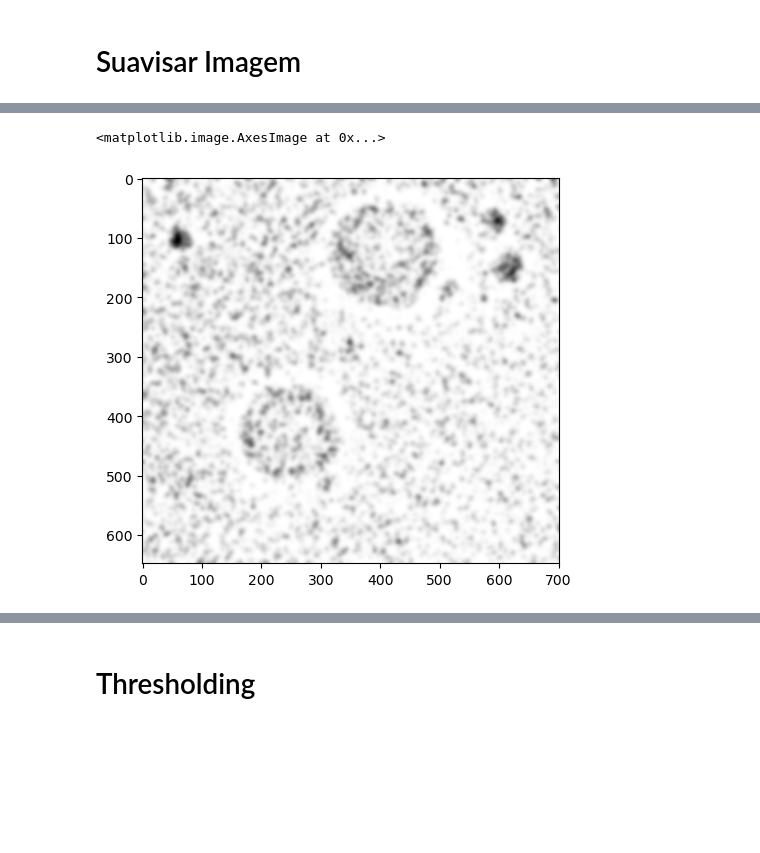
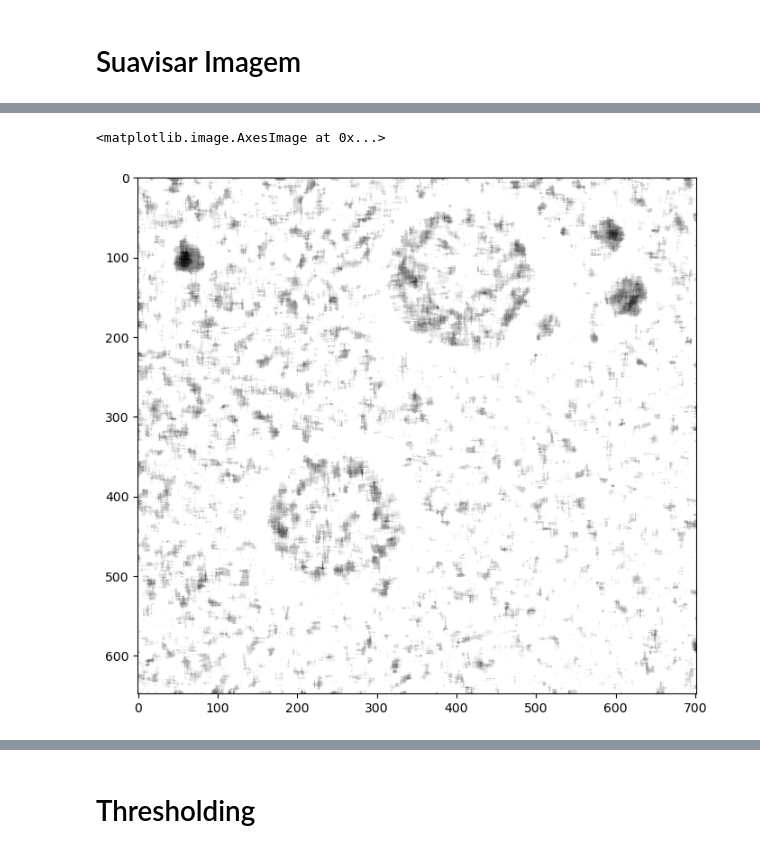
Before and after one commit to Vasco2002/VCPI, a Jupyter notebook: TP1/CountCircles.ipynb, the cells around one changed output, grey strips where cells are left out. Saved outputs shown, nothing was run; the diff lists cells and outputs as text; code cells hidden in the pictures; blank space fills up the shorter version.

```diff
--- a/TP1/CountCircles.ipynb
+++ b/TP1/CountCircles.ipynb
@@ -30,6 +30,10 @@ plt.imshow(ini_img, cmap='gray')
 # Suavisar Imagem
 # %%
 # OpenCV Median
-m = 7
-dImg = cv2.medianBlur(ini_img,m,0)
+#m = 11
+#dImg = cv2.GaussianBlur(ini_img,(m,m),0)
+#dImg = cv2.medianBlur(dImg,m,0)
+m = 21
+#dImg = cv2.bilateralFilter(ini_img, m, 250,0)
+dImg = cv2.medianBlur(ini_img,11,0)
 # %%
@@ -41,12 +45,13 @@ plt.imshow(dImg, cmap='gray')
 # %%
 # OpenCV Gaussian Blur
-m= 21
-dImg2 = cv2.GaussianBlur(dImg,(m,m),0)
+m= 31
+#dImg2 = cv2.medianBlur(dImg,m,0)
+dImg2 = dImg
 # %%
-fig = plt.figure(figsize=(15,5))
+fig = plt.figure(figsize=(8,8*ratio))
 plt.imshow(dImg2, cmap='gray')
 # %% [output]
 <matplotlib.image.AxesImage at 0x...>
-[figure, old version]
+[figure, new version]
 # %%
 # OpenCV Local Denoising Filter
```
Also changed, not shown: parts of 11 cells of this notebook, 1 other file.
